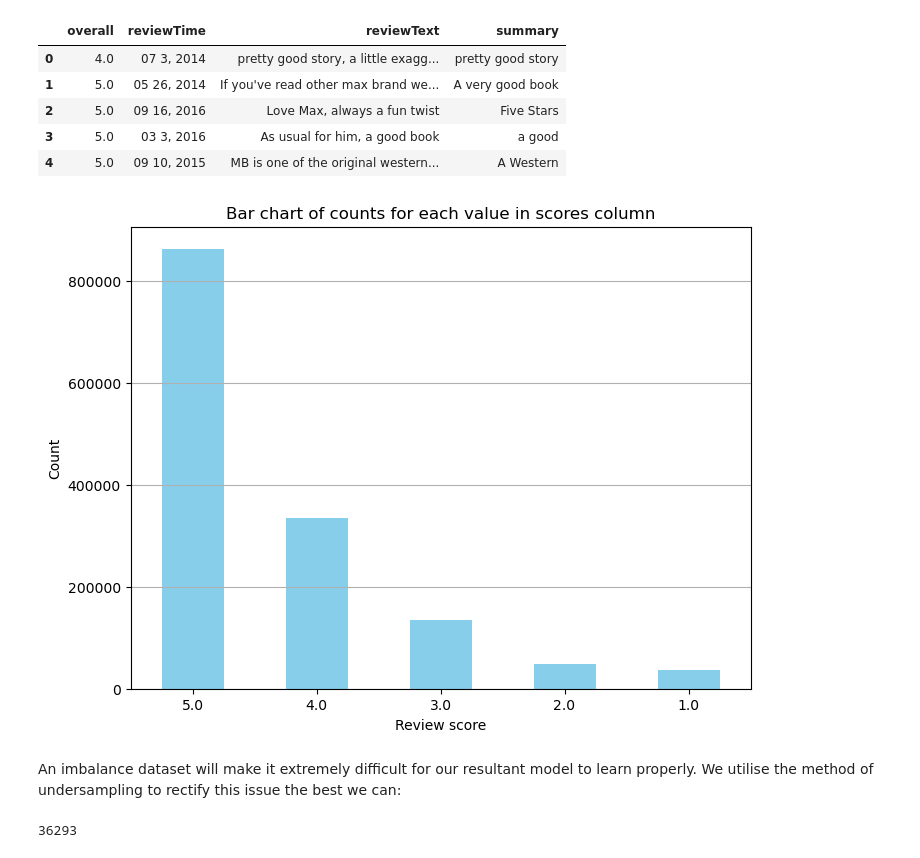
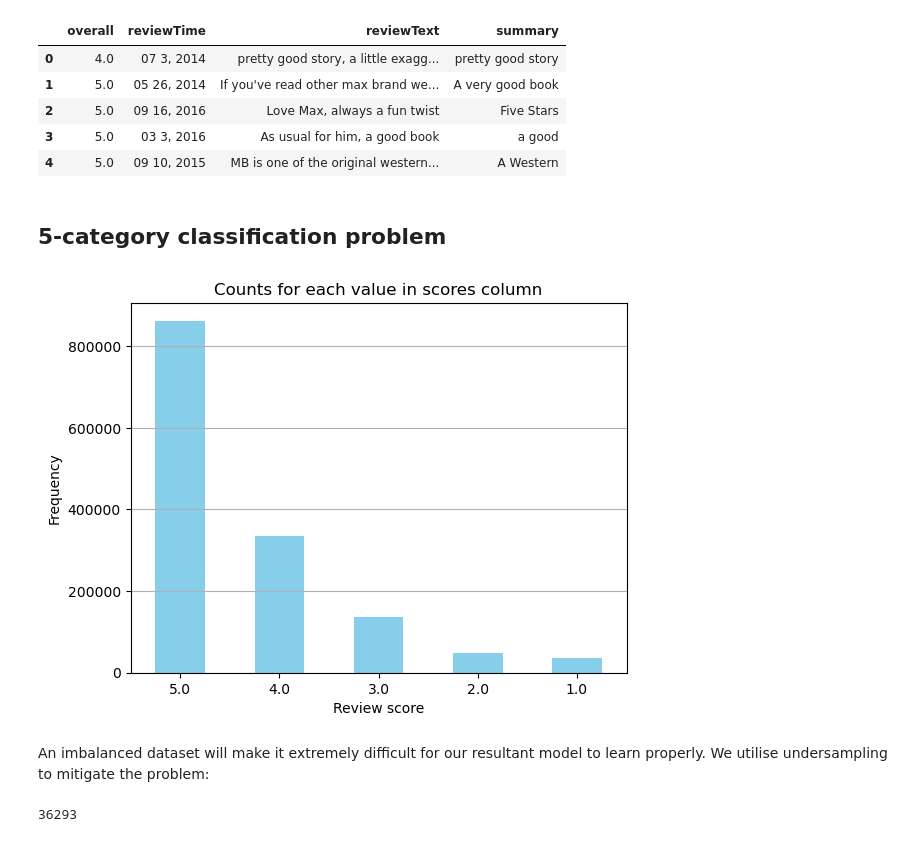
Before and after one commit to AmeerAliSaleem/MA4J5_Project, a Jupyter notebook: Kindle data pre-processing.ipynb, the cells around one changed output. Saved outputs shown, nothing was run; the diff lists cells and outputs as text; code cells hidden in the pictures.

```diff
--- a/Kindle data pre-processing.ipynb
+++ b/Kindle data pre-processing.ipynb
@@ -102,22 +107,24 @@ df_new.head()
 | 2 | 5.0 | 09 16, 2016 | Love Max, always a fun twist | Five Stars |
 | 3 | 5.0 | 03 3, 2016 | As usual for him, a good book | a good |
 | 4 | 5.0 | 09 10, 2015 | MB is one of the original western... | A Western |
+# %% [markdown]
+## 5-category classification problem
 # %%
 value_counts = df_new['overall'].value_counts()
 
 # Plotting bar chart of counts for each value in 'Category' column
-plt.figure(figsize=(8, 6))
+#plt.figure(figsize=(8, 6))
 value_counts.plot(kind='bar', color='skyblue')
-plt.title('Bar chart of counts for each value in scores column')
+plt.title('Counts for each value in scores column')
 plt.xlabel('Review score')
-plt.ylabel('Count')
+plt.ylabel('Frequency')
 plt.xticks(rotation=0)  # Rotate x labels if needed
 plt.grid(axis='y')
 plt.show()
 # %% [output]
-[figure, old version]
+[figure, new version]
 # %% [markdown]
-An imbalance dataset will make it extremely difficult for our resultant model to learn properly. We utilise the method of undersampling to rectify this issue the best we can:
+An imbalanced dataset will make it extremely difficult for our resultant model to learn properly. We utilise undersampling to mitigate the problem:
 # %%
 count_specific_value = (df_new['overall'] == 1).sum()
 print(count_specific_value)
```
Also changed, not shown: parts of 18 cells of this notebook.
